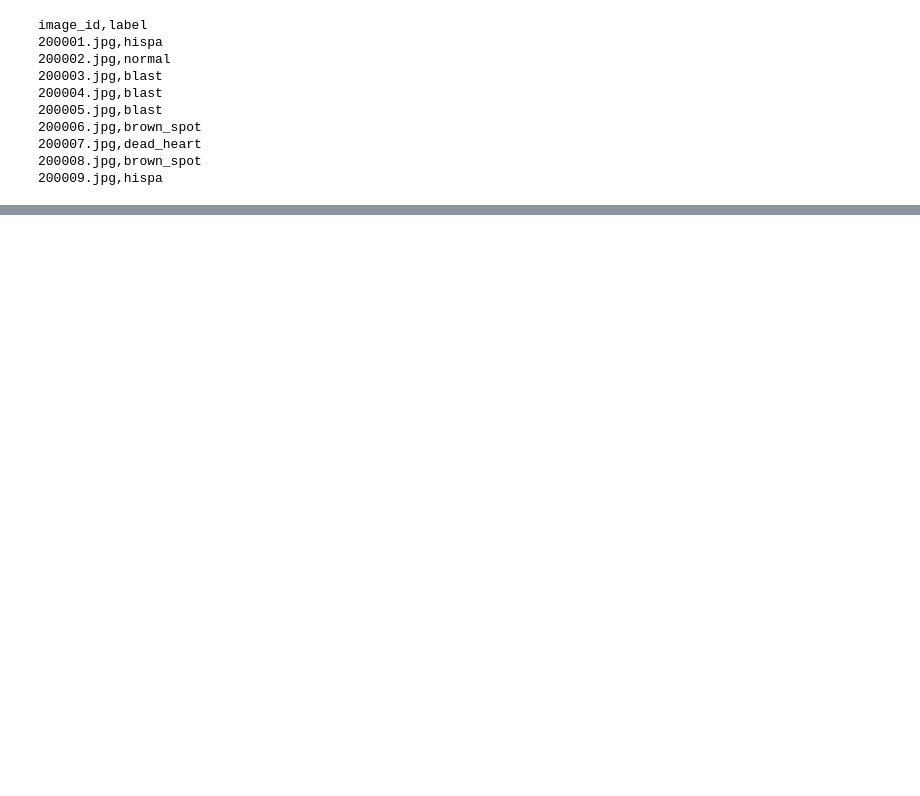
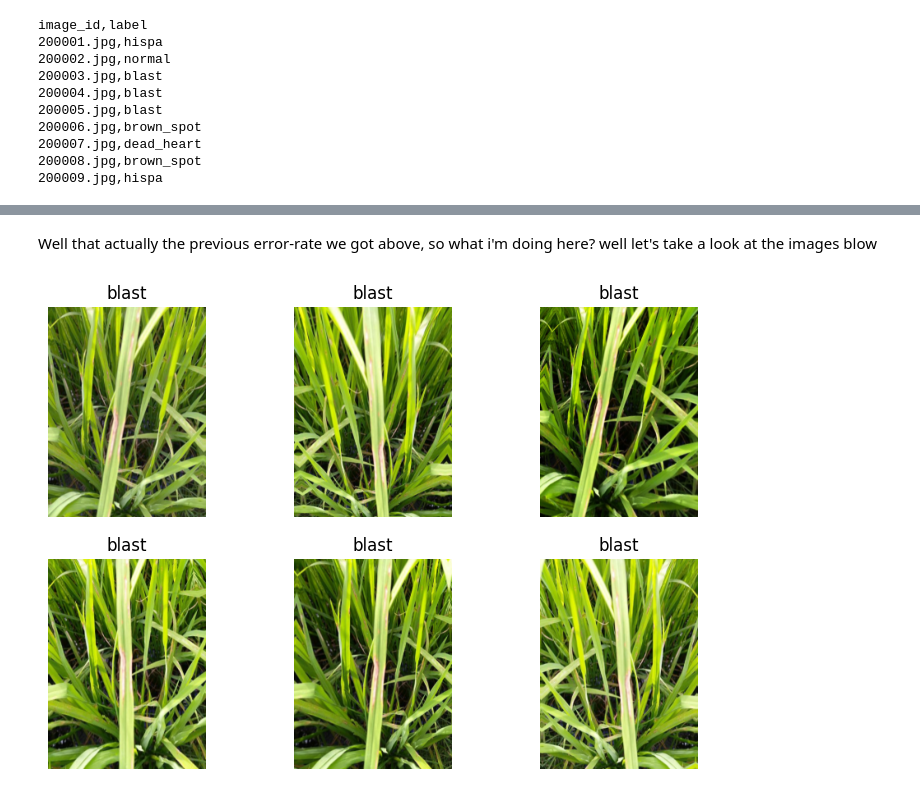
Before and after one commit to bhdai/blog, a Jupyter notebook: posts/2024-12-30-deep-learning-concepts/index.ipynb, the cells around one changed output, grey strips where cells are left out. Saved outputs shown, nothing was run; the diff lists cells and outputs as text; code cells hidden in the pictures; blank space fills up the shorter version.

```diff
--- a/posts/2024-12-30-deep-learning-concepts/index.ipynb
+++ b/posts/2024-12-30-deep-learning-concepts/index.ipynb
@@ -734,0 +741,6 @@ It's the end of 2024 already, so happy new year!
+# %%
+def train(arch, item, batch, epochs=5):
+  dls = ImageDataLoaders.from_folder(train_path, seed=42, valid_pct=0.2, item_tfms=item, batch_tfms=batch)
+  learn = vision_learner(dls, arch, metrics=error_rate).to_fp16()
+  learn.fine_tune(epochs, 1e-2)
+  return learn
@@ -734,0 +754,2 @@ It's the end of 2024 already, so happy new year!
+# %%
+arch = "convnext_small_in22k"
@@ -734,0 +784,2 @@ It's the end of 2024 already, so happy new year!
+# %%
+learn = train(arch, item=Resize((480, 360), method=ResizeMethod.Pad, pad_mode=PadMode.Zeros), batch=aug_transforms(size=(256,192), min_scale=0.75))
@@ -734,0 +808,6 @@ It's the end of 2024 already, so happy new year!
+# %% [markdown]
+Well that actually the previous error-rate we got above, so what i'm doing here? well let's take a look at the images blow
+# %%
+learn.dls.train.show_batch(max_n=6, unique=True)
+# %% [output]
+[figure, added]
```
Also changed, not shown: parts of 22 cells of this notebook.
